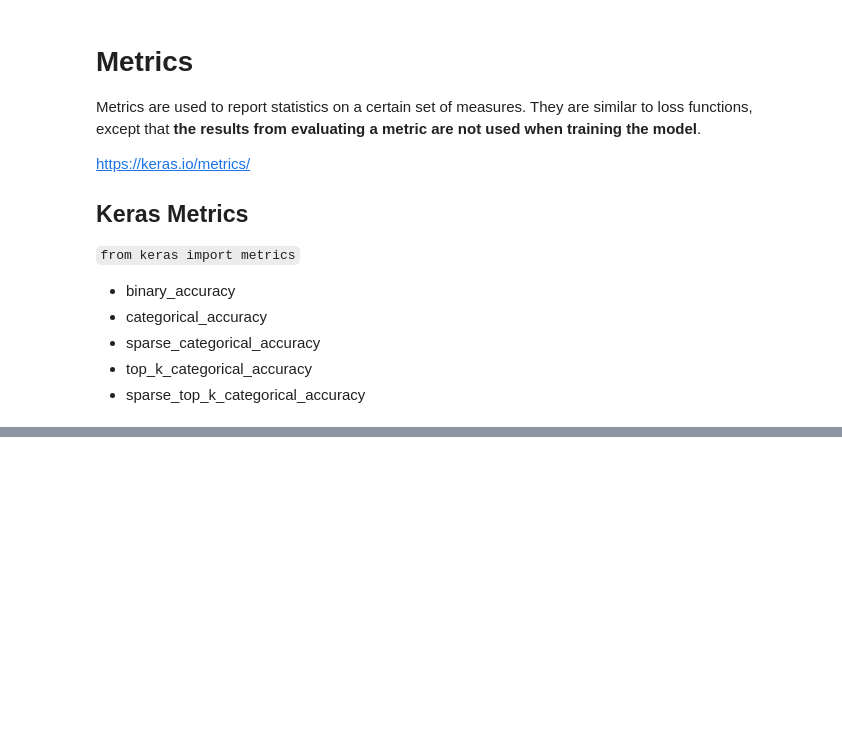
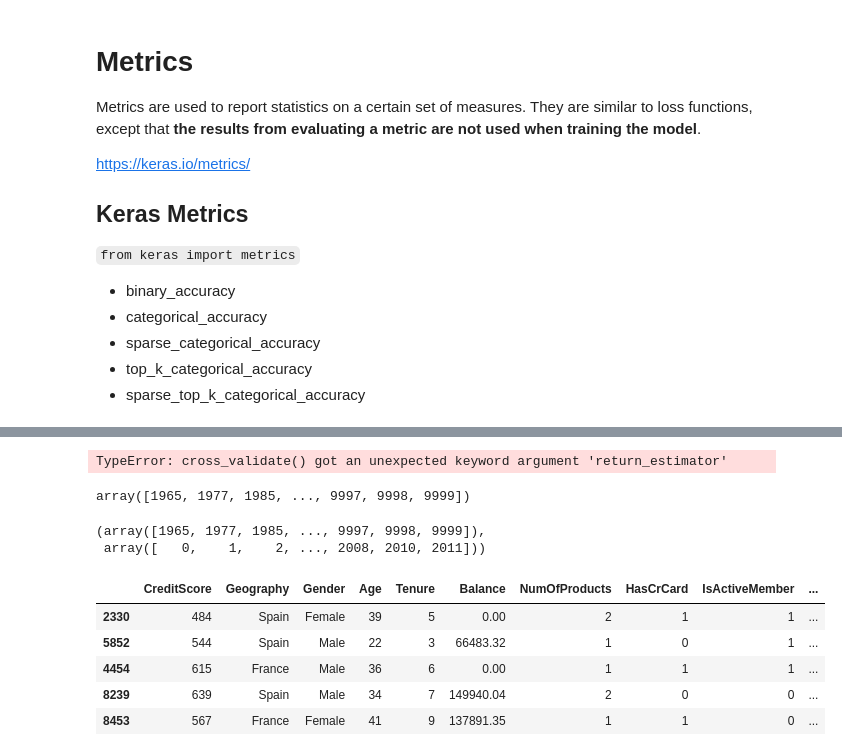
Before and after one commit to apcc-geoslegend/Deep-Learning, a Jupyter notebook: Artificial Neural Networks/Artificial Neural Networks.ipynb, the cells around one changed output, grey strips where cells are left out. Saved outputs shown, nothing was run; the diff lists cells and outputs as text; code cells hidden in the pictures; blank space fills up the shorter version.

Commit message:
Started model comparison framework

```diff
--- a/Artificial Neural Networks/Artificial Neural Networks.ipynb
+++ b/Artificial Neural Networks/Artificial Neural Networks.ipynb
@@ -522,0 +565,5 @@ Hypotheses/Questions:
+# %%
+#Load data
+import pandas as pd
+
+data = pd.read_csv('resources/Churn_Modelling.csv')
@@ -522,0 +651,36 @@ Hypotheses/Questions:
+# %%
+#Input normalization - is it important?
+from timeit import default_timer as timer
+from sklearn.model_selection import cross_validate, StratifiedKFold
+
+model1 = preprocessing_pipeline(categorical_features=[1,2], center=False, scale=False, pca=False) #raw
+model2 = preprocessing_pipeline(categorical_features=[1,2], center=True, scale=False, pca=False) #centered
+model3 = preprocessing_pipeline(categorical_features=[1,2], center=True, scale=True, pca=False) #centered and scaled
+model4 = preprocessing_pipeline(categorical_features=[1,2], center=True, scale=True, pca=True) #centered, scaled and decorrelated
+
+models = [model1, model2, model3, model4]
+labels = ['Raw', 'Centered', 'Centered and Scaled', 'Centered, Scaled and Decorr']
+
+X = data.iloc[:,3:-1]
+y = data.iloc[:, -1]
+n_splits = 5
+folds = list(StratifiedKFold(n_splits=n_splits).split(X, y))
+
+results = {}
+
+for model in models:
+    ann = basic_ann_architecture()
+    times = []
+    results = []
+    X_processed = model.transform(X)
+    for i in range(n_splits):
+        t0 = timer()
+        history = model.fit(X_train, y_train, batch_size=32, epochs=50, verbose=0)
+
+results = [cross_validate(estimator=model, X=X, y=y, scoring='accuracy', cv=folds, return_estimator=True) for model in models]
+# %% [output]
+TypeError: cross_validate() got an unexpected keyword argument 'return_estimator'
+# %%
+folds[0][0]
+# %% [output]
+array([1965, 1977, 1985, ..., 9997, 9998, 9999])
@@ -522,0 +689,5 @@ Hypotheses/Questions:
+# %%
+folds[0]
+# %% [output]
+(array([1965, 1977, 1985, ..., 9997, 9998, 9999]),
+ array([   0,    1,    2, ..., 2008, 2010, 2011]))
@@ -522,0 +696,14 @@ Hypotheses/Questions:
+# %%
+from sklearn.model_selection import train_test_split
+
+#Let's split in X/y and train/test
+
+
+X_train, X_test, y_train, y_test = train_test_split(X, y, test_size=0.2)
+# %% [output]
+|  | CreditScore | Geography | Gender | Age | Tenure | Balance | NumOfProducts | HasCrCard | IsActiveMember | ... |
+| 2330 | 484 | Spain | Female | 39 | 5 | 0.00 | 2 | 1 | 1 | ... |
+| 5852 | 544 | Spain | Male | 22 | 3 | 66483.32 | 1 | 0 | 1 | ... |
+| 4454 | 615 | France | Male | 36 | 6 | 0.00 | 1 | 1 | 1 | ... |
+| 8239 | 639 | Spain | Male | 34 | 7 | 149940.04 | 2 | 0 | 0 | ... |
+| 8453 | 567 | France | Female | 41 | 9 | 137891.35 | 1 | 1 | 0 | ... |
```
Also changed, not shown: parts of 17 cells of this notebook.
